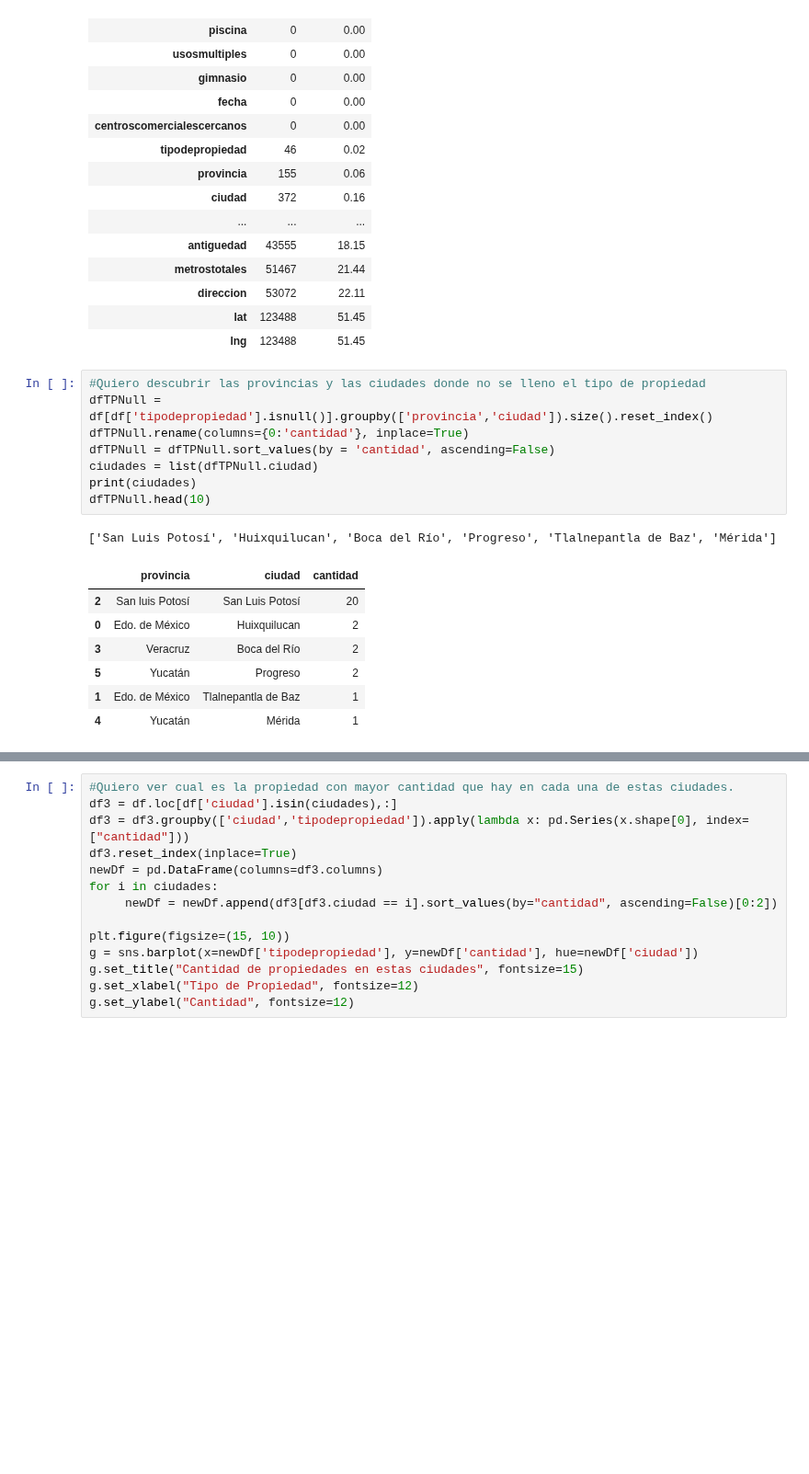
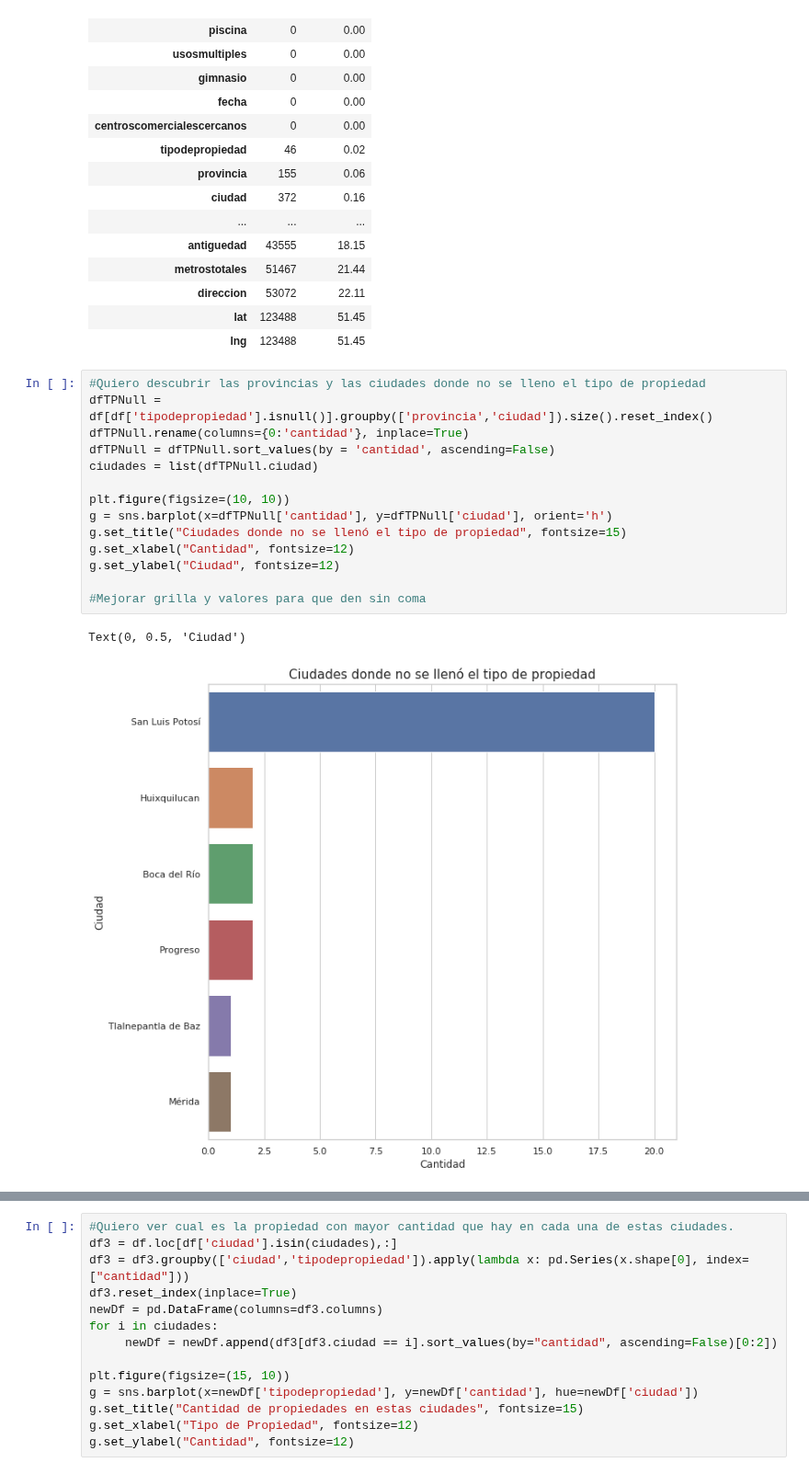
Before and after one commit to JuanCruzCastroLopez/tp1-zonajobs-analysis, a Jupyter notebook: DataSet_analisis.ipynb, the cells around one changed output, grey strips where cells are left out. Shown at 92% size. Drawn from its saved outputs; the diff is of its cells as text; blank space fills up the shorter version.

```diff
--- a/DataSet_analisis.ipynb
+++ b/DataSet_analisis.ipynb
@@ -74,17 +52,17 @@ nulls
 # %%
 #Quiero descubrir las provincias y las ciudades donde no se lleno el tipo de propiedad
 dfTPNull = df[df['tipodepropiedad'].isnull()].groupby(['provincia','ciudad']).size().reset_index()
 dfTPNull.rename(columns={0:'cantidad'}, inplace=True)
 dfTPNull = dfTPNull.sort_values(by = 'cantidad', ascending=False)
 ciudades = list(dfTPNull.ciudad)
-print(ciudades)
-dfTPNull.head(10)
+
+plt.figure(figsize=(10, 10))
+g = sns.barplot(x=dfTPNull['cantidad'], y=dfTPNull['ciudad'], orient='h')
+g.set_title("Ciudades donde no se llenó el tipo de propiedad", fontsize=15)
+g.set_xlabel("Cantidad", fontsize=12)
+g.set_ylabel("Ciudad", fontsize=12)
+
+#Mejorar grilla y valores para que den sin coma
 # %% [output]
-['San Luis Potosí', 'Huixquilucan', 'Boca del Río', 'Progreso', 'Tlalnepantla de Baz', 'Mérida']
+Text(0, 0.5, 'Ciudad')
-|  | provincia | ciudad | cantidad |
-| 2 | San luis Potosí | San Luis Potosí | 20 |
-| 0 | Edo. de México | Huixquilucan | 2 |
-| 3 | Veracruz | Boca del Río | 2 |
-| 5 | Yucatán | Progreso | 2 |
-| 1 | Edo. de México | Tlalnepantla de Baz | 1 |
-| 4 | Yucatán | Mérida | 1 |
+[figure, added]
```
Also changed, not shown: parts of 6 cells of this notebook.
